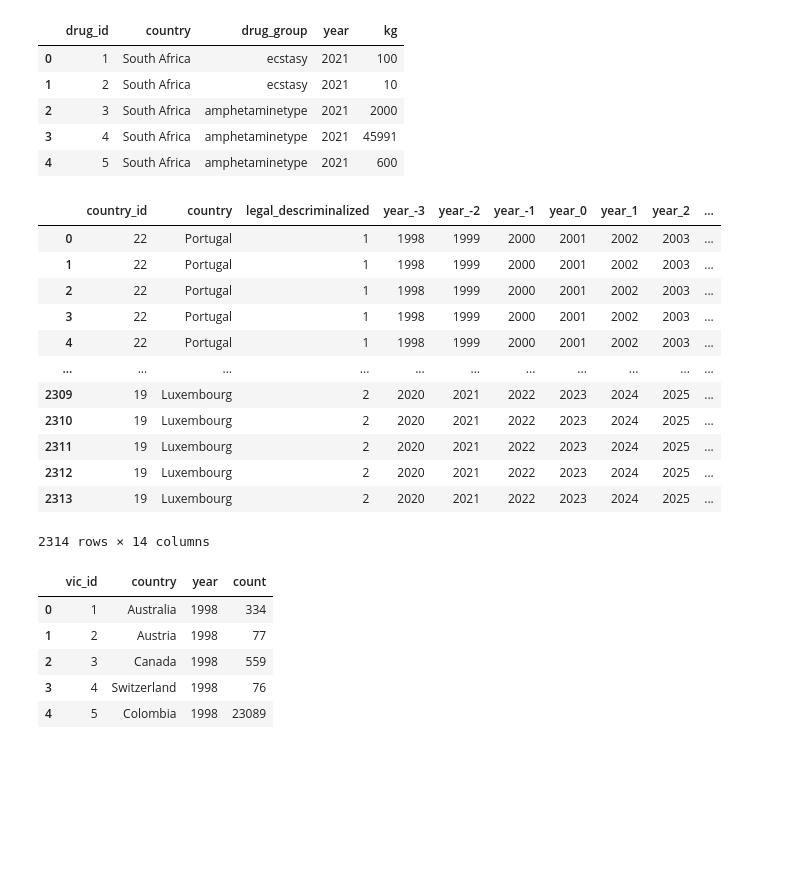
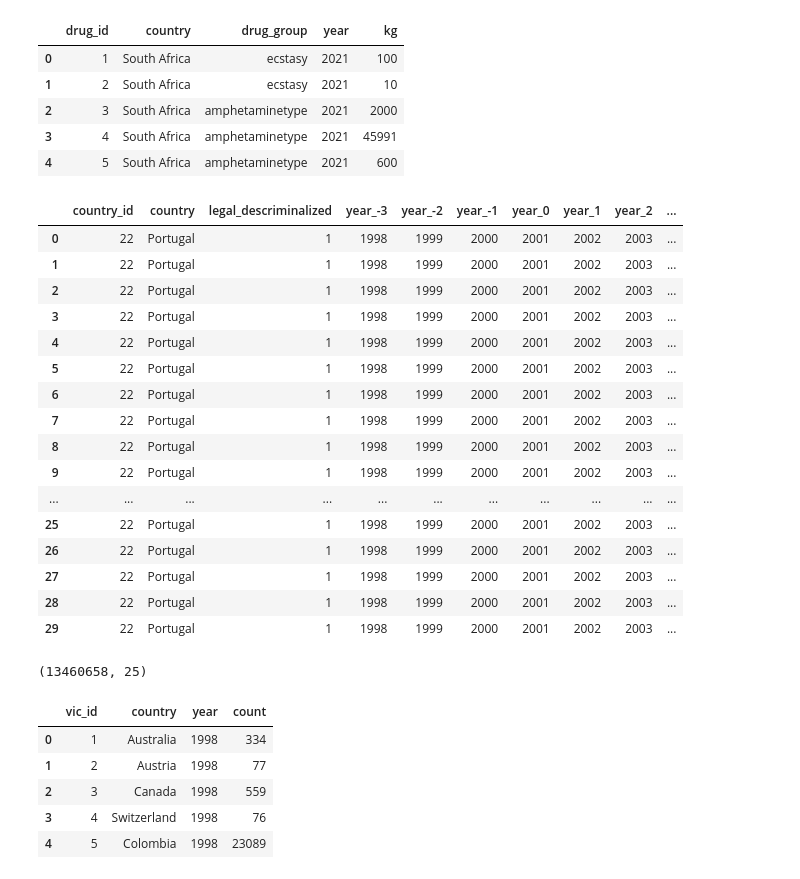
Before and after one commit to DemianFigueiredo/s_elt_project, a Jupyter notebook: notebook/unfinished_future_analyzes.ipynb, the cells around one changed output. Saved outputs shown, nothing was run; the diff lists cells and outputs as text; code cells hidden in the pictures; blank space fills up the shorter version.

```diff
--- a/notebook/unfinished_future_analyzes.ipynb
+++ b/notebook/unfinished_future_analyzes.ipynb
@@ -50,22 +50,38 @@ drug.head()
 | 2 | 3 | South Africa | amphetaminetype | 2021 | 2000 |
 | 3 | 4 | South Africa | amphetaminetype | 2021 | 45991 |
 | 4 | 5 | South Africa | amphetaminetype | 2021 | 600 |
-# %%
-legal.merge(drug, on='country')
-# %% [output]
-|  | country_id | country | legal_descriminalized | year_-3 | year_-2 | year_-1 | year_0 | year_1 | year_2 | ... |
-| 0 | 22 | Portugal | 1 | 1998 | 1999 | 2000 | 2001 | 2002 | 2003 | ... |
-| 1 | 22 | Portugal | 1 | 1998 | 1999 | 2000 | 2001 | 2002 | 2003 | ... |
-| 2 | 22 | Portugal | 1 | 1998 | 1999 | 2000 | 2001 | 2002 | 2003 | ... |
-| 3 | 22 | Portugal | 1 | 1998 | 1999 | 2000 | 2001 | 2002 | 2003 | ... |
-| 4 | 22 | Portugal | 1 | 1998 | 1999 | 2000 | 2001 | 2002 | 2003 | ... |
-| ... | ... | ... | ... | ... | ... | ... | ... | ... | ... | ... |
-| 2309 | 19 | Luxembourg | 2 | 2020 | 2021 | 2022 | 2023 | 2024 | 2025 | ... |
-| 2310 | 19 | Luxembourg | 2 | 2020 | 2021 | 2022 | 2023 | 2024 | 2025 | ... |
-| 2311 | 19 | Luxembourg | 2 | 2020 | 2021 | 2022 | 2023 | 2024 | 2025 | ... |
-| 2312 | 19 | Luxembourg | 2 | 2020 | 2021 | 2022 | 2023 | 2024 | 2025 | ... |
-| 2313 | 19 | Luxembourg | 2 | 2020 | 2021 | 2022 | 2023 | 2024 | 2025 | ... |
-2314 rows × 14 columns
+# %%
+mega = legal.merge(treats, on='country')
+# %%
+mega = mega.merge(victims, on='country')
+# %%
+mega = mega.merge(prisions, on='country')
+# %%
+mega = mega.merge(drug, on='country')
+# %%
+mega.head(30)
+# %% [output]
+|  | country_id | country | legal_descriminalized | year_-3 | year_-2 | year_-1 | year_0 | year_1 | year_2 | ... |
+| 0 | 22 | Portugal | 1 | 1998 | 1999 | 2000 | 2001 | 2002 | 2003 | ... |
+| 1 | 22 | Portugal | 1 | 1998 | 1999 | 2000 | 2001 | 2002 | 2003 | ... |
+| 2 | 22 | Portugal | 1 | 1998 | 1999 | 2000 | 2001 | 2002 | 2003 | ... |
+| 3 | 22 | Portugal | 1 | 1998 | 1999 | 2000 | 2001 | 2002 | 2003 | ... |
+| 4 | 22 | Portugal | 1 | 1998 | 1999 | 2000 | 2001 | 2002 | 2003 | ... |
+| 5 | 22 | Portugal | 1 | 1998 | 1999 | 2000 | 2001 | 2002 | 2003 | ... |
+| 6 | 22 | Portugal | 1 | 1998 | 1999 | 2000 | 2001 | 2002 | 2003 | ... |
+| 7 | 22 | Portugal | 1 | 1998 | 1999 | 2000 | 2001 | 2002 | 2003 | ... |
+| 8 | 22 | Portugal | 1 | 1998 | 1999 | 2000 | 2001 | 2002 | 2003 | ... |
+| 9 | 22 | Portugal | 1 | 1998 | 1999 | 2000 | 2001 | 2002 | 2003 | ... |
+| ... | ... | ... | ... | ... | ... | ... | ... | ... | ... | ... |
+| 25 | 22 | Portugal | 1 | 1998 | 1999 | 2000 | 2001 | 2002 | 2003 | ... |
+| 26 | 22 | Portugal | 1 | 1998 | 1999 | 2000 | 2001 | 2002 | 2003 | ... |
+| 27 | 22 | Portugal | 1 | 1998 | 1999 | 2000 | 2001 | 2002 | 2003 | ... |
+| 28 | 22 | Portugal | 1 | 1998 | 1999 | 2000 | 2001 | 2002 | 2003 | ... |
+| 29 | 22 | Portugal | 1 | 1998 | 1999 | 2000 | 2001 | 2002 | 2003 | ... |
+# %%
+mega.shape
+# %% [output]
+(13460658, 25)
 # %%
 victims.head()
 # %% [output]
```
Also changed, not shown: parts of 1 cell of this notebook, 1 other file.
